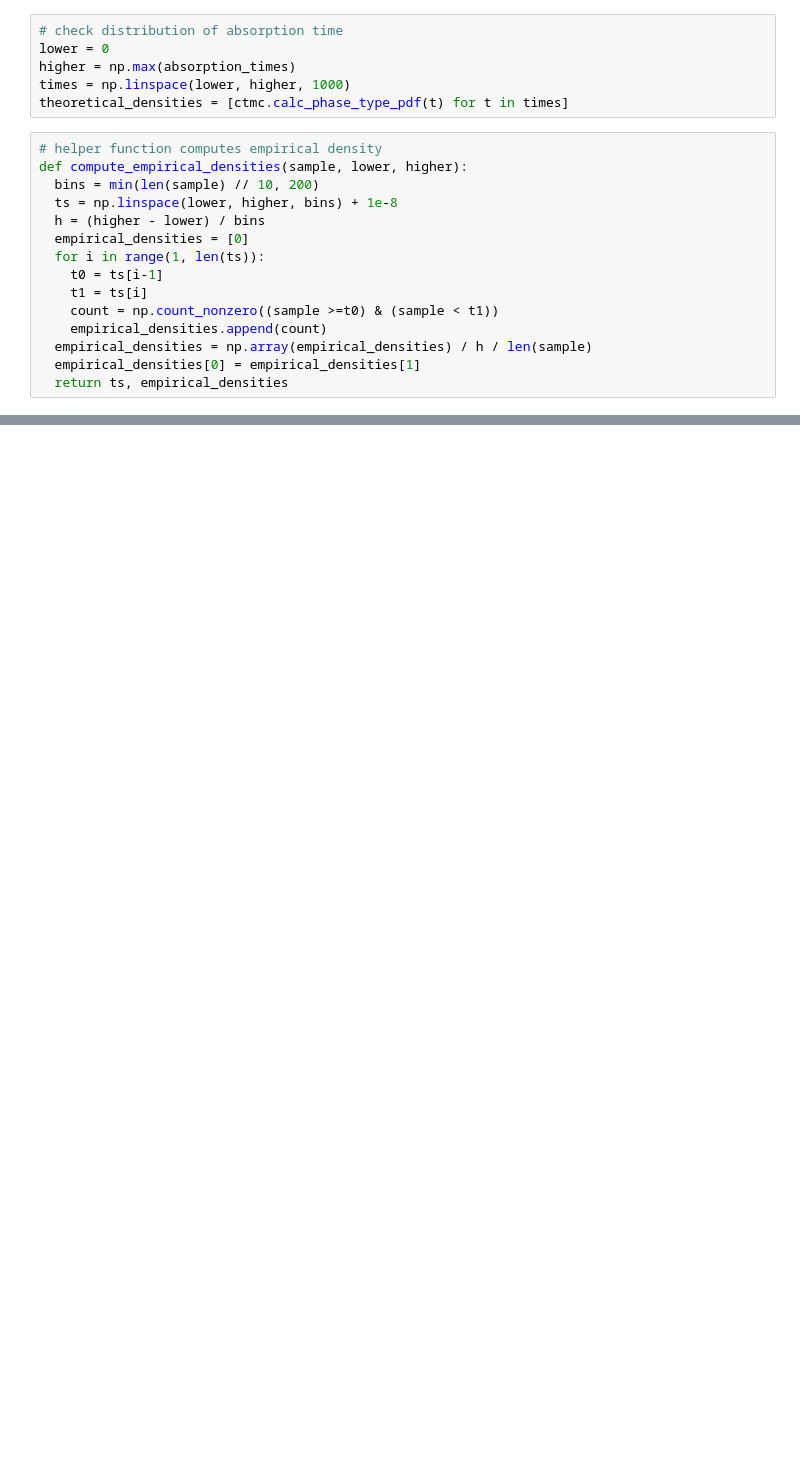
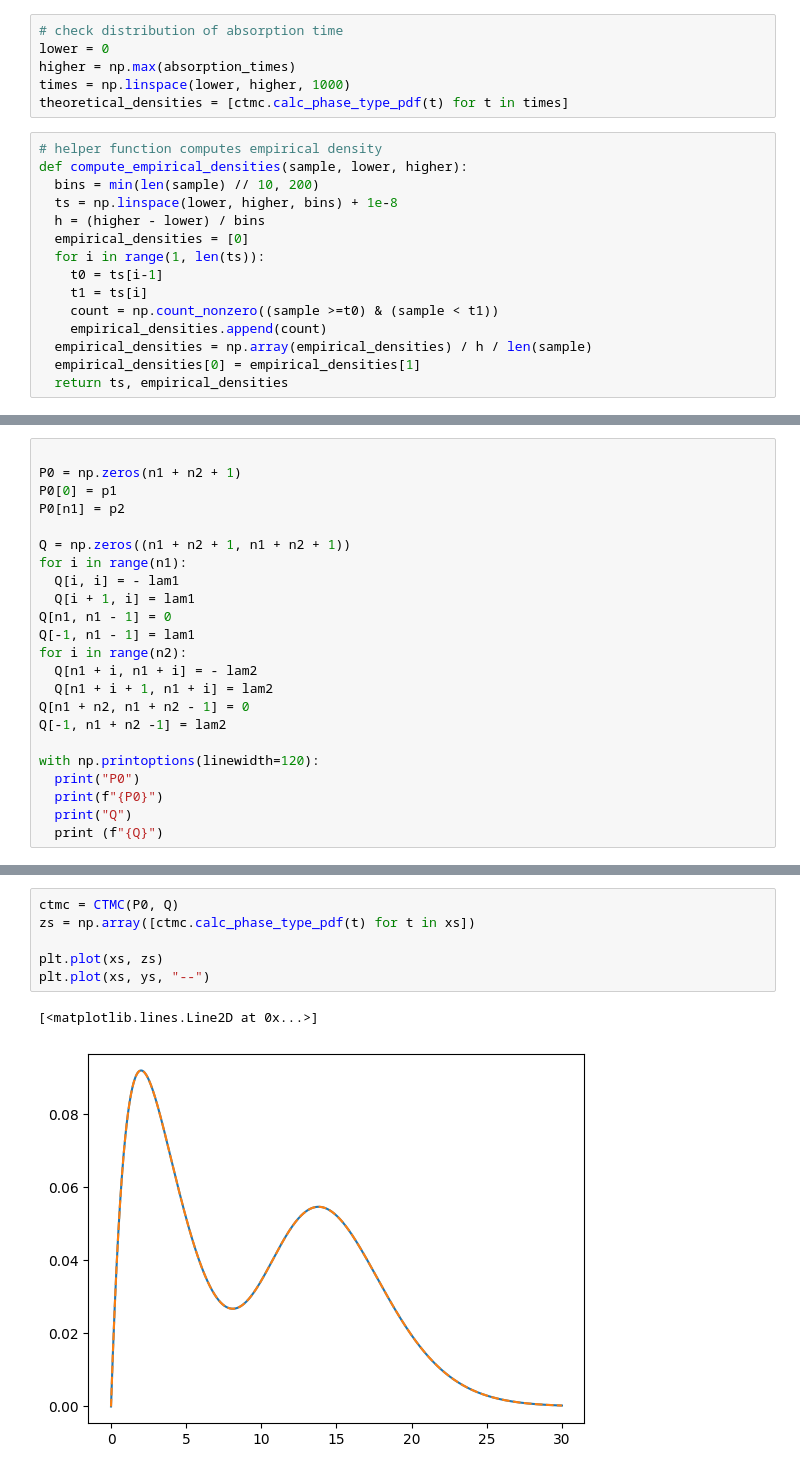
Before and after one commit to simonsavine/phasetype, a Jupyter notebook: markov_chain_simulation_continuous_time.ipynb, the cells around one changed output, grey strips where cells are left out. Drawn from its saved outputs; the diff is of its cells as text; blank space fills up the shorter version.

```diff
--- a/markov_chain_simulation_continuous_time.ipynb
+++ b/markov_chain_simulation_continuous_time.ipynb
@@ -286,0 +313,23 @@ plt.tight_layout(rect=[0, 0.05, 1, 0.98])
+# %%
+
+P0 = np.zeros(n1 + n2 + 1)
+P0[0] = p1
+P0[n1] = p2
+
+Q = np.zeros((n1 + n2 + 1, n1 + n2 + 1))
+for i in range(n1):
+  Q[i, i] = - lam1
+  Q[i + 1, i] = lam1
+Q[n1, n1 - 1] = 0
+Q[-1, n1 - 1] = lam1
+for i in range(n2):
+  Q[n1 + i, n1 + i] = - lam2
+  Q[n1 + i + 1, n1 + i] = lam2
+Q[n1 + n2, n1 + n2 - 1] = 0
+Q[-1, n1 + n2 -1] = lam2
+
+with np.printoptions(linewidth=120):
+  print("P0")
+  print(f"{P0}")
+  print("Q")
+  print (f"{Q}")
@@ -286,0 +354,9 @@ plt.tight_layout(rect=[0, 0.05, 1, 0.98])
+# %%
+ctmc = CTMC(P0, Q)
+zs = np.array([ctmc.calc_phase_type_pdf(t) for t in xs])
+
+plt.plot(xs, zs)
+plt.plot(xs, ys, "--")
+# %% [output]
+[<matplotlib.lines.Line2D at 0x...>]
+[figure, added]
```
Also changed, not shown: parts of 17 cells of this notebook.
